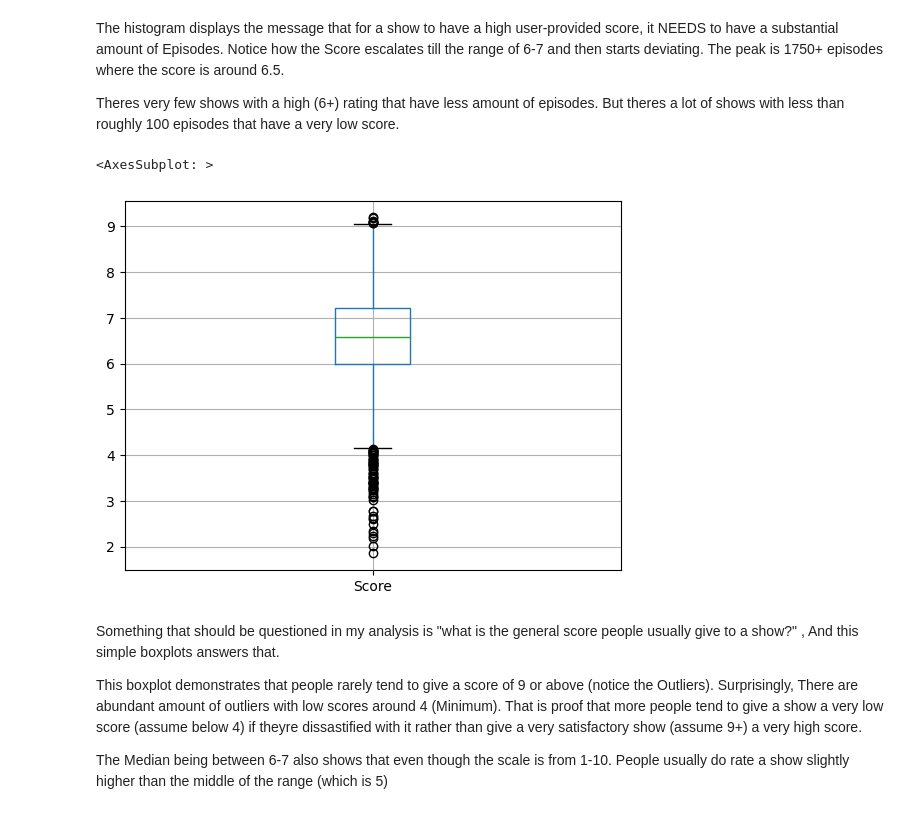
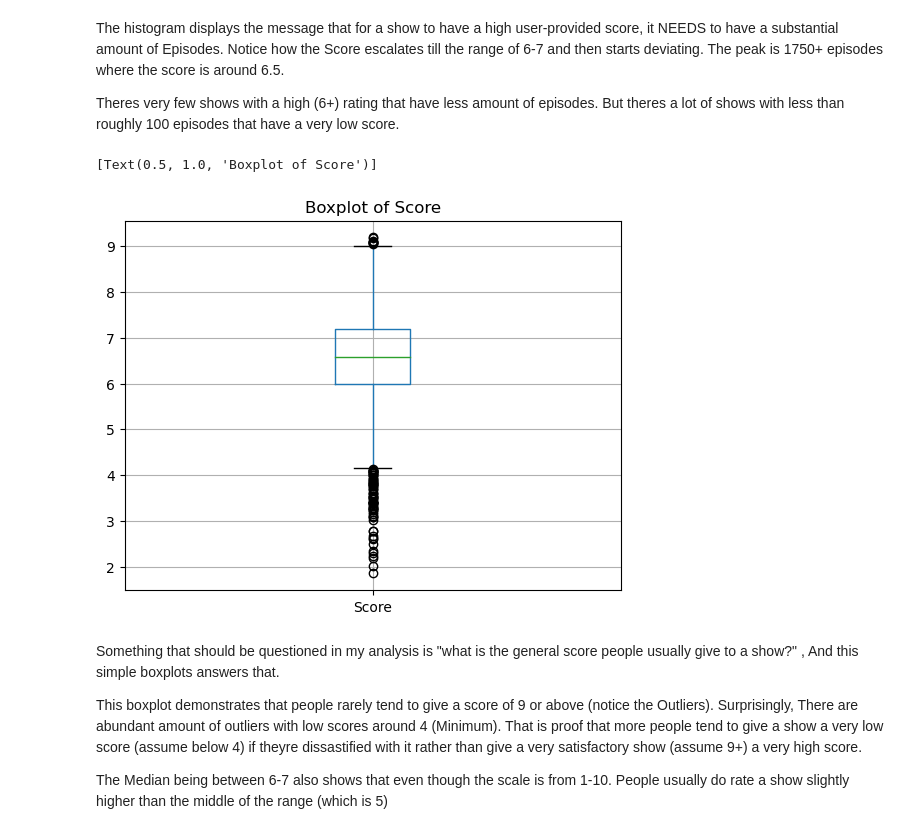
Before and after one commit to ubco-W2022T1-cosc301/project-group12, a Jupyter notebook: notebooks/analysis3.ipynb, the cells around one changed output. Saved outputs shown, nothing was run; the diff lists cells and outputs as text; code cells hidden in the pictures.

```diff
--- a/notebooks/analysis3.ipynb
+++ b/notebooks/analysis3.ipynb
@@ -158,10 +163,10 @@ Theres very few shows with a high (6+) rating that have less amount of episodes.
 # %%
 #BOXPLOT FOR SCORE
 
-df.boxplot('Score', grid= 'true')
+df.boxplot('Score', grid= 'true').set(title= "Boxplot of Score")
 # %% [output]
-<AxesSubplot: >
+[Text(0.5, 1.0, 'Boxplot of Score')]
-[figure, old version]
+[figure, new version]
 # %% [markdown]
 Something that should be questioned in my analysis is "what is the general score people usually give to a show?" , And this simple boxplots answers that.
 
```
Also changed, not shown: parts of 8 cells of this notebook.
